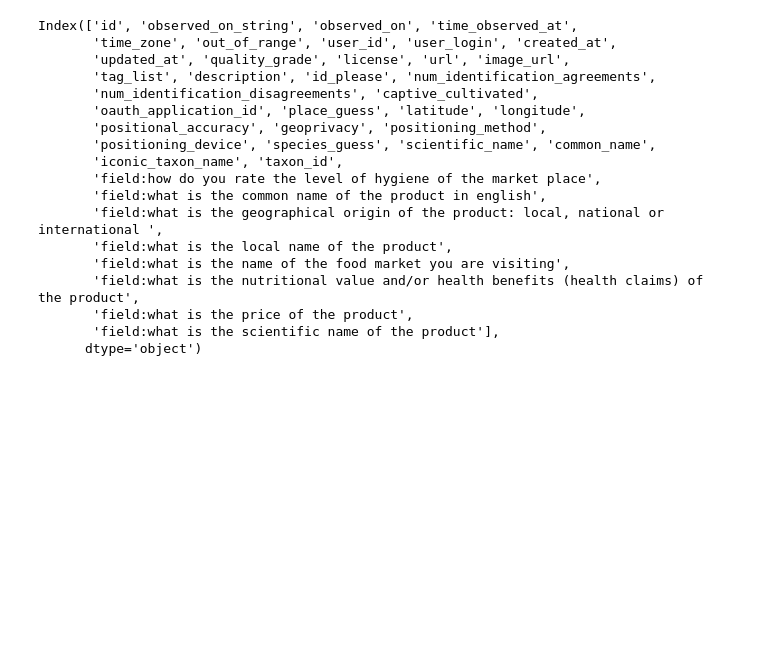
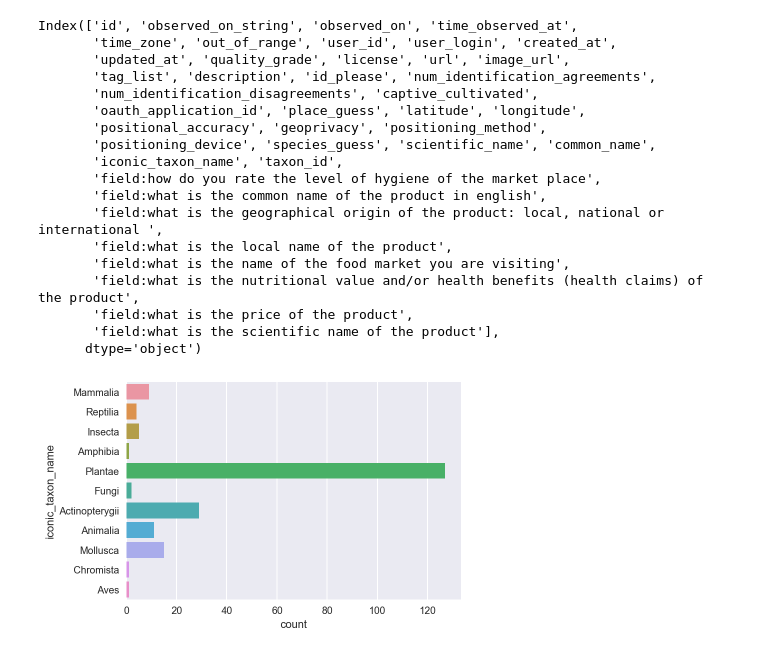
Before and after one commit to ggrrll/hack_foodmarkets, a Jupyter notebook: data_analysis_inaturalist.ipynb, the cells around one changed output. Drawn from its saved outputs; the diff is of its cells as text; code cells hidden in the pictures; blank space fills up the shorter version.

Commit message:
some descriptive plots

```diff
--- a/data_analysis_inaturalist.ipynb
+++ b/data_analysis_inaturalist.ipynb
@@ -117,5 +117,7 @@ Index(['id', 'observed_on_string', 'observed_on', 'time_observed_at',
        'field:what is the price of the product',
        'field:what is the scientific name of the product'],
       dtype='object')
-# %% [markdown]
-##
+# %%
+sns.countplot(y=first_dump.iconic_taxon_name);
+# %% [output]
+[figure, added]
```
Also changed, not shown: parts of 8 cells of this notebook.
